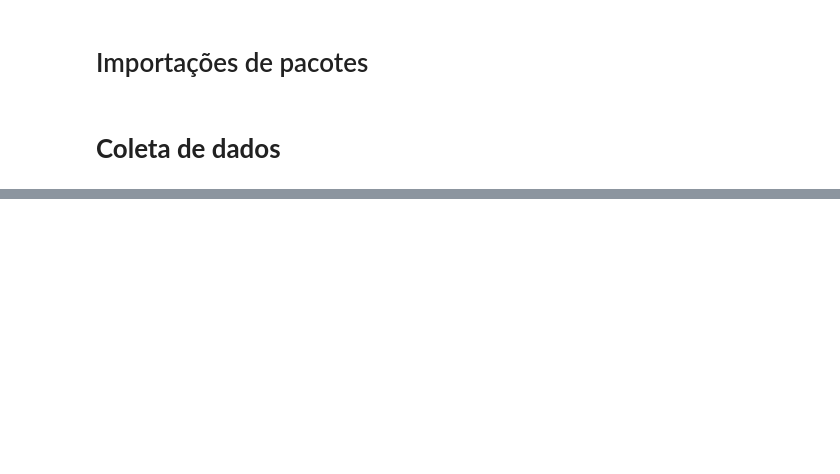
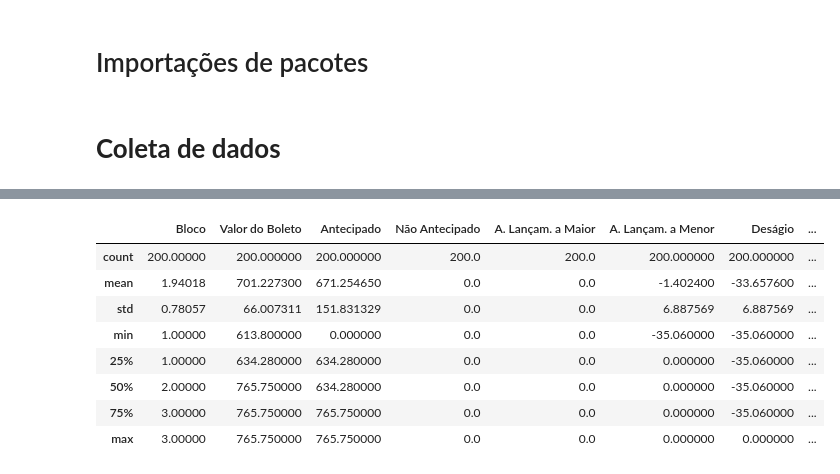
Before and after one commit to ftomazetti/ChallengerNestle, a Jupyter notebook: dev_io_coleta_dados.ipynb, the cells around one changed output, grey strips where cells are left out. Saved outputs shown, nothing was run; the diff lists cells and outputs as text; code cells hidden in the pictures; blank space fills up the shorter version.

```diff
--- a/dev_io_coleta_dados.ipynb
+++ b/dev_io_coleta_dados.ipynb
@@ -14,8 +27,7 @@ import requests
 # %%
-url = 'https://archive.ics.uci.edu/static/public/53/data.csv'
-#colunas = ['SepalLenght', 'SepalWidth', 'PetalLength','PetalWidth','Class']
+url = 'tabela_paginas_26_a_37.csv'
 
-df = pd.read_csv(url)
+df = pd.read_csv(url, sep=";", encoding="utf-8-sig")
 
 print(df.head())
 # %% [output]
@@ -27,0 +54,12 @@ print(df.head())
+# %%
+df.describe()
+# %% [output]
+|  | Bloco | Valor do Boleto | Antecipado | Não Antecipado | A. Lançam. a Maior | A. Lançam. a Menor | Deságio | ... |
+| count | 200.00000 | 200.000000 | 200.000000 | 200.0 | 200.0 | 200.000000 | 200.000000 | ... |
+| mean | 1.94018 | 701.227300 | 671.254650 | 0.0 | 0.0 | -1.402400 | -33.657600 | ... |
+| std | 0.78057 | 66.007311 | 151.831329 | 0.0 | 0.0 | 6.887569 | 6.887569 | ... |
+| min | 1.00000 | 613.800000 | 0.000000 | 0.0 | 0.0 | -35.060000 | -35.060000 | ... |
+| 25% | 1.00000 | 634.280000 | 634.280000 | 0.0 | 0.0 | 0.000000 | -35.060000 | ... |
+| 50% | 2.00000 | 765.750000 | 634.280000 | 0.0 | 0.0 | 0.000000 | -35.060000 | ... |
+| 75% | 3.00000 | 765.750000 | 765.750000 | 0.0 | 0.0 | 0.000000 | -35.060000 | ... |
+| max | 3.00000 | 765.750000 | 765.750000 | 0.0 | 0.0 | 0.000000 | 0.000000 | ... |
```
Also changed, not shown: parts of 6 cells of this notebook.
